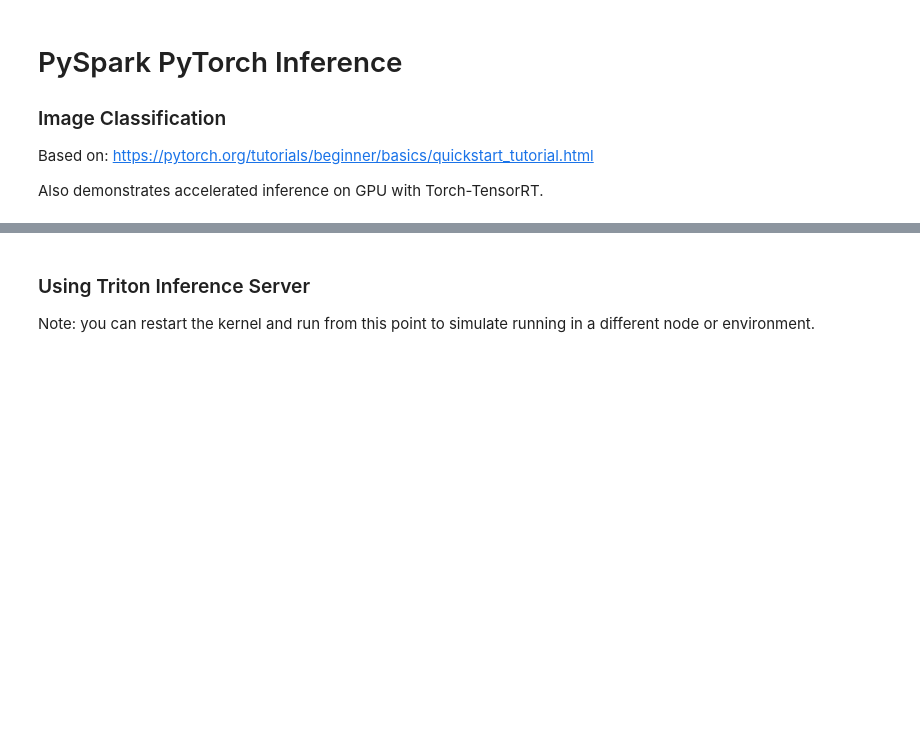
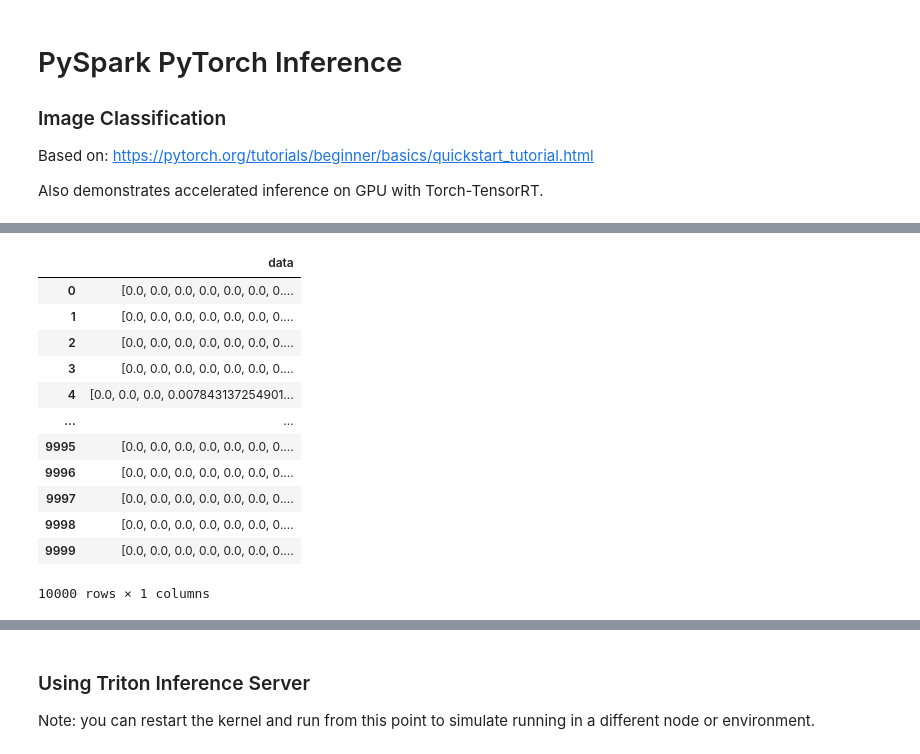
Before and after one commit to YanxuanLiu/spark-rapids-examples, a Jupyter notebook: examples/ML+DL-Examples/Spark-DL/dl_inference/pytorch/triton_torch.ipynb, the cells around one changed output, grey strips where cells are left out. Drawn from its saved outputs; the diff is of its cells as text; code cells hidden in the pictures; blank space fills up the shorter version.

```diff
--- a/examples/ML+DL-Examples/Spark-DL/dl_inference/pytorch/triton_torch.ipynb
+++ b/examples/ML+DL-Examples/Spark-DL/dl_inference/pytorch/triton_torch.ipynb
@@ -7,0 +340,7 @@ Also demonstrates accelerated inference on GPU with Torch-TensorRT.
+# %%
+%%time
+# 1 column of array<float>
+pdf1 = pd.DataFrame()
+pdf1['data'] = pdf784.values.tolist()
+pdf1
+# %% [output]
@@ -7,0 +349,13 @@ Also demonstrates accelerated inference on GPU with Torch-TensorRT.
+|  | data |
+| 0 | [0.0, 0.0, 0.0, 0.0, 0.0, 0.0, 0.... |
+| 1 | [0.0, 0.0, 0.0, 0.0, 0.0, 0.0, 0.... |
+| 2 | [0.0, 0.0, 0.0, 0.0, 0.0, 0.0, 0.... |
+| 3 | [0.0, 0.0, 0.0, 0.0, 0.0, 0.0, 0.... |
+| 4 | [0.0, 0.0, 0.0, 0.007843137254901... |
+| ... | ... |
+| 9995 | [0.0, 0.0, 0.0, 0.0, 0.0, 0.0, 0.... |
+| 9996 | [0.0, 0.0, 0.0, 0.0, 0.0, 0.0, 0.... |
+| 9997 | [0.0, 0.0, 0.0, 0.0, 0.0, 0.0, 0.... |
+| 9998 | [0.0, 0.0, 0.0, 0.0, 0.0, 0.0, 0.... |
+| 9999 | [0.0, 0.0, 0.0, 0.0, 0.0, 0.0, 0.... |
+10000 rows × 1 columns
```
Also changed, not shown: parts of 91 cells of this notebook, 1 other file.
